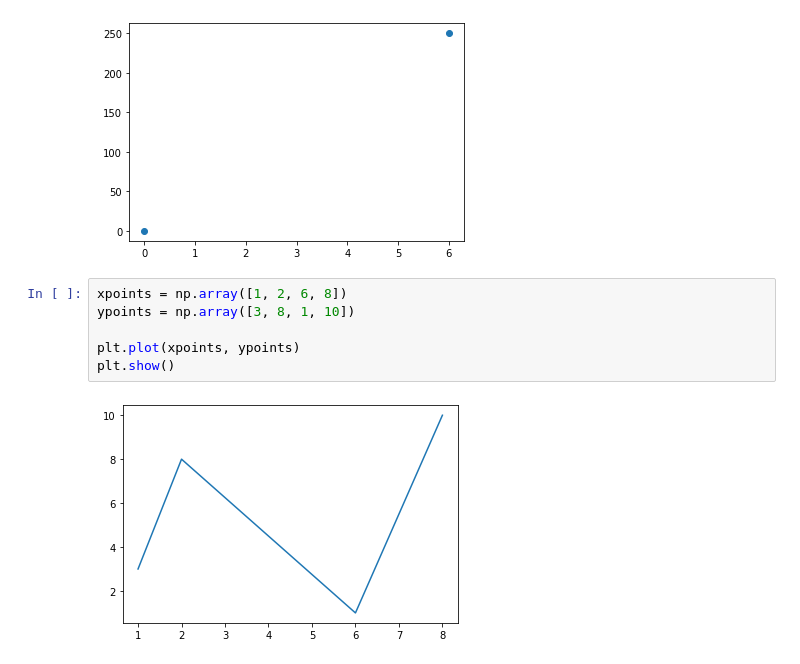
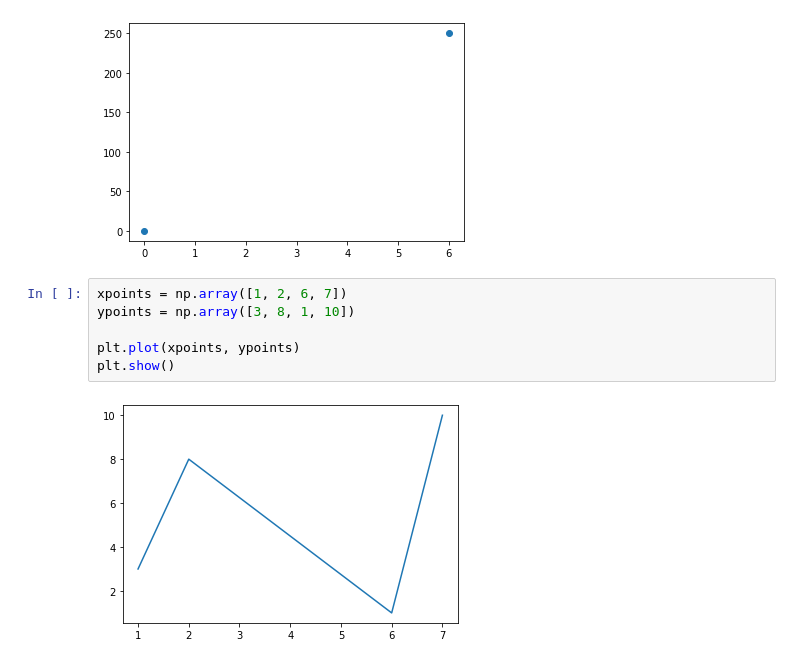
Before and after one commit to vanhuycx/test_code, a Jupyter notebook: test.ipynb, the cells around one changed output. Saved outputs shown, nothing was run; the diff lists cells and outputs as text.

```diff
--- a/test.ipynb
+++ b/test.ipynb
@@ -240,10 +240,10 @@ plt.plot(xpoints, ypoints,'o')
 [<matplotlib.lines.Line2D at 0x...>]
 [figure]
 # %%
-xpoints = np.array([1, 2, 6, 8])
+xpoints = np.array([1, 2, 6, 7])
 ypoints = np.array([3, 8, 1, 10])
 
 plt.plot(xpoints, ypoints)
 plt.show()
 # %% [output]
-[figure, old version]
+[figure, new version]
```
